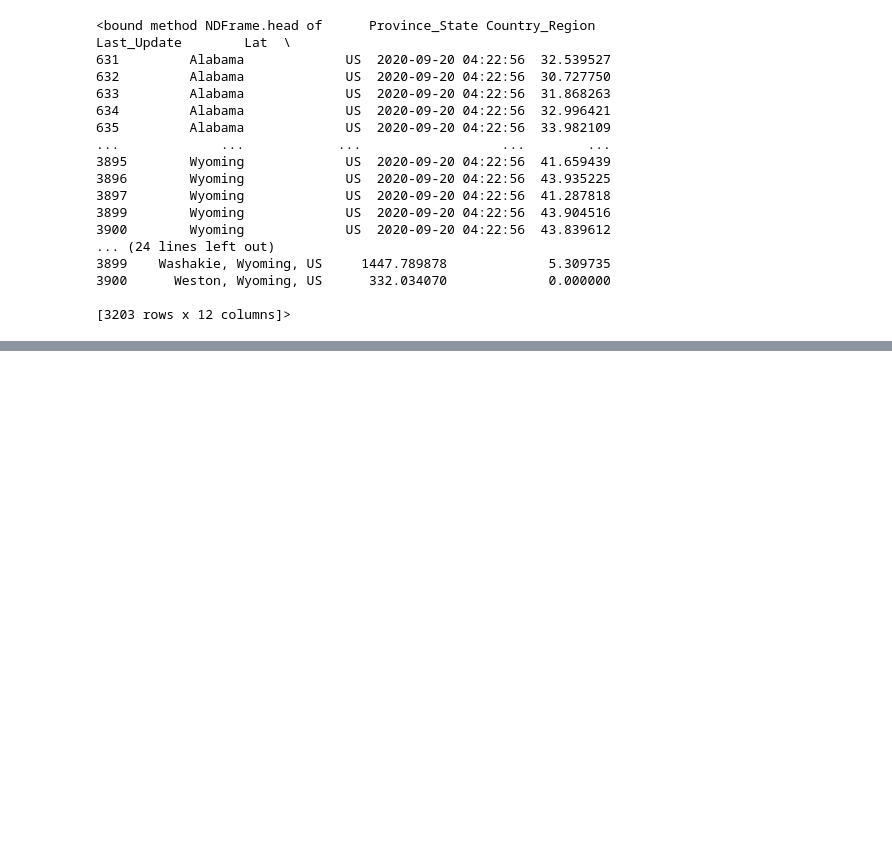
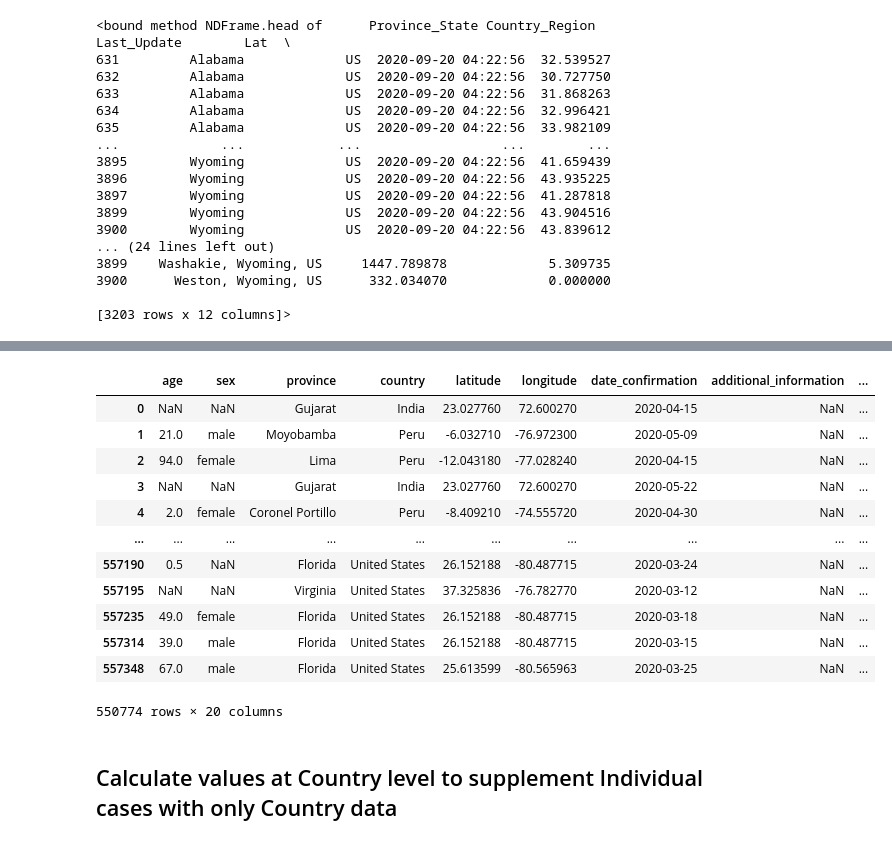
Before and after one commit to alhparsa/CMPT459-Project, a Jupyter notebook: Milestone_1.ipynb, the cells around one changed output, grey strips where cells are left out. Saved outputs shown, nothing was run; the diff lists cells and outputs as text; code cells hidden in the pictures; blank space fills up the shorter version.

Commit message:
Completed 1.5 Join and country aggregation for it.

```diff
--- a/Milestone_1.ipynb
+++ b/Milestone_1.ipynb
@@ -262,5 +262,5 @@ keys = state_Key(states)
 temp = us_loc['Last_Update'].unique()
 last_update = temp[0]
 
-states_weighted_sum = pd.DataFrame({'state':states, 'Last_Update': last_update, 'latitude':weighted_lat_list, 'longitude':weighted_long_list, 'Confirmed': total_US_State_Confirmed, 'Deaths': total_US_State_Deaths, 'Recovered': total_US_State_Recovered, 'Active': total_US_State_Active, 'Combined_Key': keys, 'Incidence_Rate': incidence_Rate, 'Case-Fatality_Ratio': fatality_Rate },)
+states_weighted_sum = pd.DataFrame({'state':states, 'country': 'United States', 'Last_Update': last_update, 'Lat':weighted_lat_list, 'Long_':weighted_long_list, 'Confirmed': total_US_State_Confirmed, 'Deaths': total_US_State_Deaths, 'Recovered': total_US_State_Recovered, 'Active': total_US_State_Active, 'Combined_Key': keys, 'Incidence_Rate': incidence_Rate, 'Case-Fatality_Ratio': fatality_Rate },)
 states_weighted_sum.head(5)
@@ -266,0 +278,28 @@ states_weighted_sum.head(5)
+# %%
+countries = d.location['Country_Region'].unique()
+loc_noUS = d.location[d.location.Country_Region != 'US']
+individual_US = d.individual[d.individual.country == 'United States']
+# Currently dealing with records that are non US and have a value for State
+individual_hasState = d.individual[d.individual['province'].notna()]
+individual_hasState = individual_hasState[individual_hasState['country'] != 'United States']
+initial_Merge = pd.merge(individual_hasState, loc_noUS, left_on=['province', 'country'], right_on=['Province_State', 'Country_Region'], how = 'left')
+US_Cases = individual_US.join(states_weighted_sum.set_index(['state','country']), how = 'left', on = ['province', 'country'])
+initial_Merge = initial_Merge.append(US_Cases)
+initial_Merge = initial_Merge.drop(columns=['Province_State', 'Country_Region'])
+initial_Merge
+# %% [output]
+|  | age | sex | province | country | latitude | longitude | date_confirmation | additional_information | ... |
+| 0 | NaN | NaN | Gujarat | India | 23.027760 | 72.600270 | 2020-04-15 | NaN | ... |
+| 1 | 21.0 | male | Moyobamba | Peru | -6.032710 | -76.972300 | 2020-05-09 | NaN | ... |
+| 2 | 94.0 | female | Lima | Peru | -12.043180 | -77.028240 | 2020-04-15 | NaN | ... |
+| 3 | NaN | NaN | Gujarat | India | 23.027760 | 72.600270 | 2020-05-22 | NaN | ... |
+| 4 | 2.0 | female | Coronel Portillo | Peru | -8.409210 | -74.555720 | 2020-04-30 | NaN | ... |
+| ... | ... | ... | ... | ... | ... | ... | ... | ... | ... |
+| 557190 | 0.5 | NaN | Florida | United States | 26.152188 | -80.487715 | 2020-03-24 | NaN | ... |
+| 557195 | NaN | NaN | Virginia | United States | 37.325836 | -76.782770 | 2020-03-12 | NaN | ... |
+| 557235 | 49.0 | female | Florida | United States | 26.152188 | -80.487715 | 2020-03-18 | NaN | ... |
+| 557314 | 39.0 | male | Florida | United States | 26.152188 | -80.487715 | 2020-03-15 | NaN | ... |
+| 557348 | 67.0 | male | Florida | United States | 25.613599 | -80.565963 | 2020-03-25 | NaN | ... |
+550774 rows × 20 columns
+# %% [markdown]
+## Calculate values at Country level to supplement Individual cases with only Country data
```
Also changed, not shown: parts of 5 cells of this notebook.
